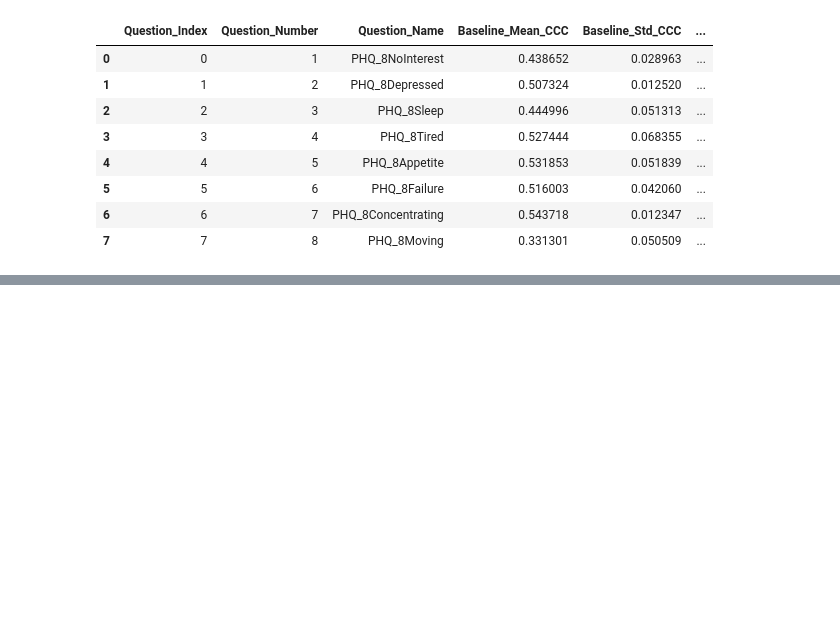
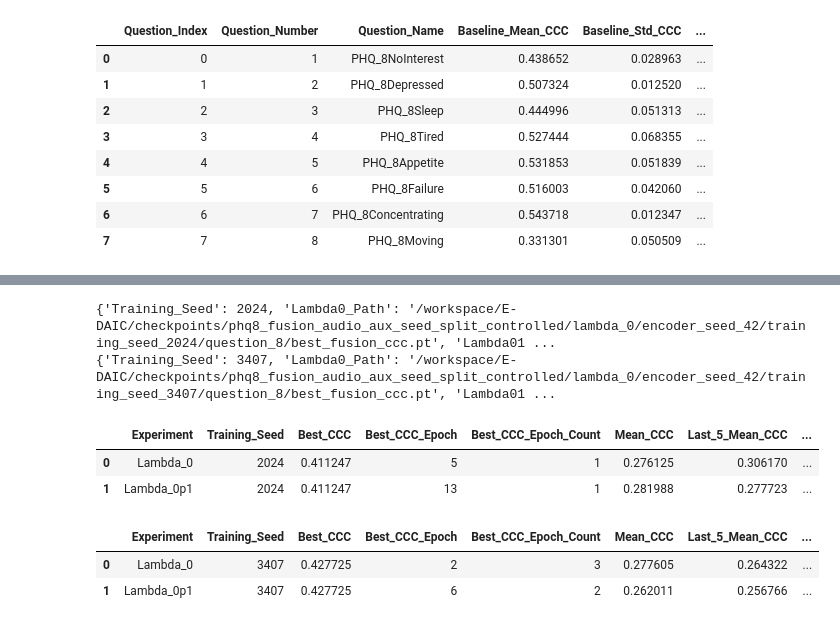
Before and after one commit to colderlyr/questmf_fuxian, a Jupyter notebook: Audio/self.ipynb, the cells around one changed output, grey strips where cells are left out. Saved outputs shown, nothing was run; the diff lists cells and outputs as text; code cells hidden in the pictures; blank space fills up the shorter version.

```diff
--- a/Audio/self.ipynb
+++ b/Audio/self.ipynb
@@ -5418,0 +5712,28 @@ print("平均CCC变化：", q8_audio_aux_comparison["CCC_Change"].mean())
+# %%
+q8_training2024_controlled_diagnosis = compare_audio_aux_controlled_pair(q8_encoder42_training2024_lambda0_result, q8_encoder42_training2024_lambda01_result)
+q8_training3407_controlled_diagnosis = compare_audio_aux_controlled_pair(q8_encoder42_training3407_lambda0_result, q8_encoder42_training3407_lambda01_result)
+# %% [output]
+{'Training_Seed': 2024, 'Lambda0_Path': '/workspace/E-DAIC/checkpoints/phq8_fusion_audio_aux_seed_split_controlled/lambda_0/encoder_seed_42/training_seed_2024/question_8/best_fusion_ccc.pt', 'Lambda01 ...
+{'Training_Seed': 3407, 'Lambda0_Path': '/workspace/E-DAIC/checkpoints/phq8_fusion_audio_aux_seed_split_controlled/lambda_0/encoder_seed_42/training_seed_3407/question_8/best_fusion_ccc.pt', 'Lambda01 ...
+# %%
+def summarize_audio_aux_training_pair(lambda0_result, lambda01_result):
+    summary_rows = []
+    for experiment_name, result in [("Lambda_0", lambda0_result), ("Lambda_0p1", lambda01_result)]:
+        history = pd.read_csv(result["history_path"])
+        checkpoint = torch.load(result["best_fusion_ccc_path"], map_location="cpu", weights_only=False)
+        best_ccc = history["Val_Fusion_CCC"].max()
+        best_ccc_epoch_count = int(np.isclose(history["Val_Fusion_CCC"], best_ccc).sum())
+        summary_rows.append({"Experiment": experiment_name, "Training_Seed": result["training_seed"], "Best_CCC": best_ccc, "Best_CCC_Epoch": result["best_fusion_ccc_epoch"], "Best_CCC_Epoch_Count": best_ccc_epoch_count, "Mean_CCC": history["Val_Fusion_CCC"].mean(), "Last_5_Mean_CCC": history["Val_Fusion_CCC"].tail(5).mean(), "Last_CCC": history["Val_Fusion_CCC"].iloc[-1], "Best_Checkpoint_Fusion_ImbOLL": checkpoint["val_metrics"]["fusion_imboll_loss"], "Best_Checkpoint_Audio_Aux_ImbOLL": checkpoint["val_metrics"]["audio_aux_imboll_loss"], "Best_Checkpoint_Audio_Aux_CCC": checkpoint["val_metrics"]["audio_aux_ccc"]})
+    summary = pd.DataFrame(summary_rows)
+    display(summary)
+    return summary
+# %%
+q8_training2024_stability_summary = summarize_audio_aux_training_pair(q8_encoder42_training2024_lambda0_result, q8_encoder42_training2024_lambda01_result)
+q8_training3407_stability_summary = summarize_audio_aux_training_pair(q8_encoder42_training3407_lambda0_result, q8_encoder42_training3407_lambda01_result)
+# %% [output]
+|  | Experiment | Training_Seed | Best_CCC | Best_CCC_Epoch | Best_CCC_Epoch_Count | Mean_CCC | Last_5_Mean_CCC | ... |
+| 0 | Lambda_0 | 2024 | 0.411247 | 5 | 1 | 0.276125 | 0.306170 | ... |
+| 1 | Lambda_0p1 | 2024 | 0.411247 | 13 | 1 | 0.281988 | 0.277723 | ... |
+|  | Experiment | Training_Seed | Best_CCC | Best_CCC_Epoch | Best_CCC_Epoch_Count | Mean_CCC | Last_5_Mean_CCC | ... |
+| 0 | Lambda_0 | 3407 | 0.427725 | 2 | 3 | 0.277605 | 0.264322 | ... |
+| 1 | Lambda_0p1 | 3407 | 0.427725 | 6 | 2 | 0.262011 | 0.256766 | ... |
```
Also changed, not shown: parts of 59 cells of this notebook.
